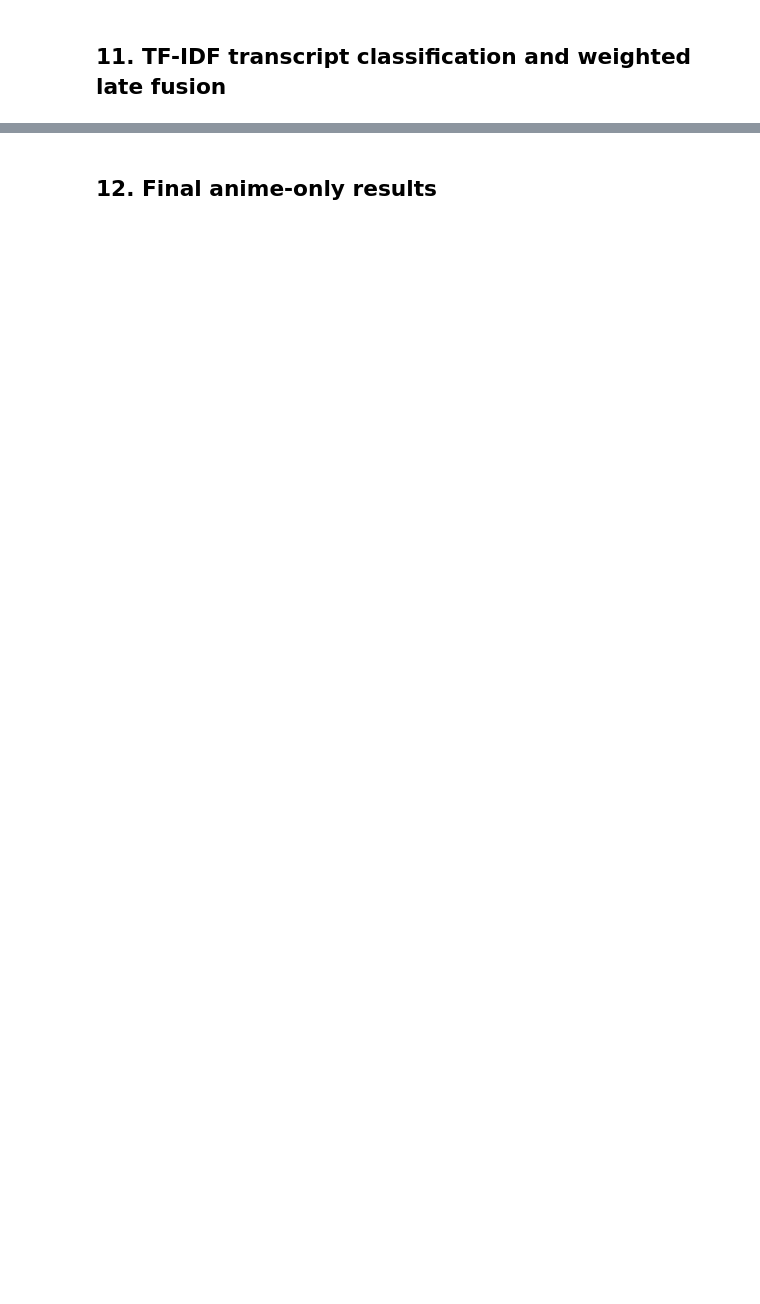
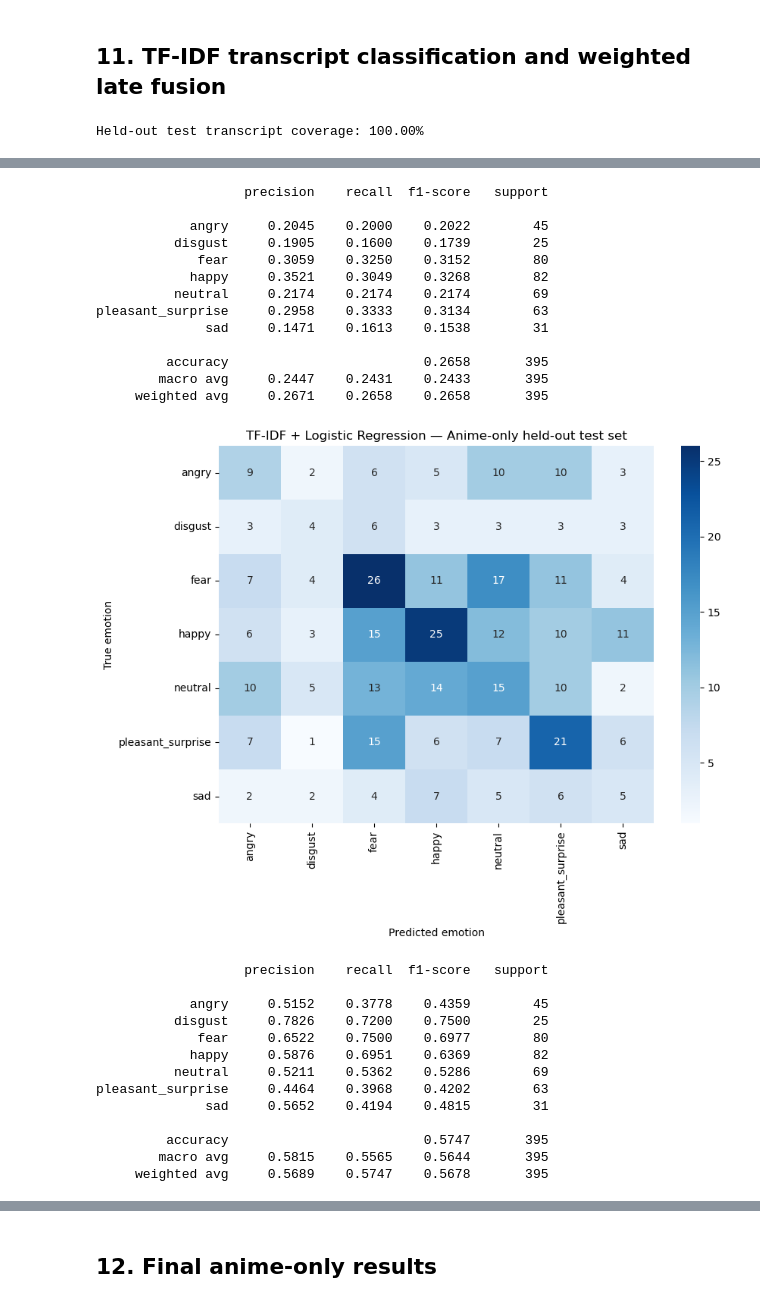
Before and after one commit to M-Amir-Ash/Speech-Emotion-Recognition-on-Anime-Style-Japanese-Voice-Using-Acoustic-Features-and-Deep-Learning, a Jupyter notebook: Anime_SER_More_Sample/anime_ser.ipynb, the cells around one changed output, grey strips where cells are left out. Cells and saved outputs as stored; diff of their text form; code cells hidden in the pictures; blank space fills up the shorter version.

Commit message:
Back up latest Anime SER training results

```diff
--- a/Anime_SER_More_Sample/anime_ser.ipynb
+++ b/Anime_SER_More_Sample/anime_ser.ipynb
@@ -90,7 +90,7 @@ BATCH_SIZE = 32
 EPOCHS = 25
 TUNING_EPOCHS = 10
 RUN_HYPERPARAMETER_TUNING = True
-OUTPUT_DIR = Path(r"D:\Telkom University Kuliah\Publikasi Paper\Speech Emotion Recognition on Anime-Style Japanese Voice Using Acoustic Features and Deep Learning\Anime_SER_More_Sample\output")
+OUTPUT_DIR = Path(r"D:\Telkom University Kuliah\Publikasi Paper\Speech Emotion Recognition on Anime-Style Japanese Voice Using Acoustic Features and Deep Learning\Speech Emotion Recognition on Anime-Style Japanese Voice Using Acoustic Features and Deep Learning\Anime_SER_More_Sample\output")
 OUTPUT_DIR.mkdir(parents=True, exist_ok=True)
 CACHE_DIR = OUTPUT_DIR / "logmel_cache"
 CACHE_DIR.mkdir(parents=True, exist_ok=True)
@@ -109,7 +111,7 @@ print("Device:", DEVICE)
 # Primary dataset copied from Training Data/Auto Split More Sample.
 # Use the packaged sample directory explicitly so the selected dataset does not
 # depend on the directory from which Jupyter was launched.
-PROJECT_ROOT = Path(r"D:\Telkom University Kuliah\Publikasi Paper\Speech Emotion Recognition on Anime-Style Japanese Voice Using Acoustic Features and Deep Learning")
+PROJECT_ROOT = Path(r"D:\Telkom University Kuliah\Publikasi Paper\Speech Emotion Recognition on Anime-Style Japanese Voice Using Acoustic Features and Deep Learning\Speech Emotion Recognition on Anime-Style Japanese Voice Using Acoustic Features and Deep Learning")
 PACKAGE_ROOT = PROJECT_ROOT / "Anime_SER_More_Sample"
 PROPOSAL_PDF = Path(r"D:\Telkom University Kuliah\Kuliah S1\Tugas S1\Semester 6\Proposal\Speech_Emotion_Recognition_on_Anime_Style_Japanese_Voice_Using_Acoustic_Features_and_Deep_Learning_Proposal_Thesis_FIF_Telkom_University__Tel_U____PHN.pdf")
 AUTO_SPLIT_ROOT = PROJECT_ROOT / "Training Data" / "Auto Split More Sample"
@@ -1100,7 +1368,12 @@ if not RUN_HYPERPARAMETER_TUNING:
 text_tuning_rows = []
 for parameters in text_candidates:
     candidate = Pipeline([
-        ("tfidf", TfidfVectorizer(ngram_range=(1, 2), min_df=parameters["min_df"])),
+        ("tfidf", TfidfVectorizer(
+            analyzer="char",
+            ngram_range=(2, 4),
+            min_df=parameters["min_df"],
+            sublinear_tf=True,
+        )),
         ("model", LogisticRegression(
             C=parameters["C"], max_iter=2000, class_weight="balanced",
             random_state=RANDOM_STATE, n_jobs=SAFE_PARALLEL_JOBS,
@@ -1121,7 +1394,12 @@ text_tuning_tidy.to_csv(
 )
 
 text_model = Pipeline([
-    ("tfidf", TfidfVectorizer(ngram_range=(1, 2), min_df=best_text_parameters["min_df"])),
+    ("tfidf", TfidfVectorizer(
+        analyzer="char",
+        ngram_range=(2, 4),
+        min_df=best_text_parameters["min_df"],
+        sublinear_tf=True,
+    )),
     ("model", LogisticRegression(
         C=best_text_parameters["C"], max_iter=2000, class_weight="balanced",
         random_state=RANDOM_STATE, n_jobs=SAFE_PARALLEL_JOBS,
@@ -1148,3 +1426,5 @@ fusion_pred = fused_probabilities.argmax(axis=1)
 predictions["Weighted late fusion (0.40 audio / 0.60 text)"] = fusion_pred
 results.append(metrics_row("Weighted late fusion (0.40 audio / 0.60 text)", text_true, fusion_pred))
 show_evaluation("Weighted late fusion (0.40 audio / 0.60 text)", text_true, fusion_pred)
+# %% [output]
+Held-out test transcript coverage: 100.00%
@@ -1150,0 +1444,27 @@ show_evaluation("Weighted late fusion (0.40 audio / 0.60 text)", text_true, fusi
+                   precision    recall  f1-score   support
+
+            angry     0.2045    0.2000    0.2022        45
+          disgust     0.1905    0.1600    0.1739        25
+             fear     0.3059    0.3250    0.3152        80
+            happy     0.3521    0.3049    0.3268        82
+          neutral     0.2174    0.2174    0.2174        69
+pleasant_surprise     0.2958    0.3333    0.3134        63
+              sad     0.1471    0.1613    0.1538        31
+
+         accuracy                         0.2658       395
+        macro avg     0.2447    0.2431    0.2433       395
+     weighted avg     0.2671    0.2658    0.2658       395
+[figure, added]
+                   precision    recall  f1-score   support
+
+            angry     0.5152    0.3778    0.4359        45
+          disgust     0.7826    0.7200    0.7500        25
+             fear     0.6522    0.7500    0.6977        80
+            happy     0.5876    0.6951    0.6369        82
+          neutral     0.5211    0.5362    0.5286        69
+pleasant_surprise     0.4464    0.3968    0.4202        63
+              sad     0.5652    0.4194    0.4815        31
+
+         accuracy                         0.5747       395
+        macro avg     0.5815    0.5565    0.5644       395
+     weighted avg     0.5689    0.5747    0.5678       395
```
Also changed, not shown: parts of 24 cells of this notebook, 31 other files.
